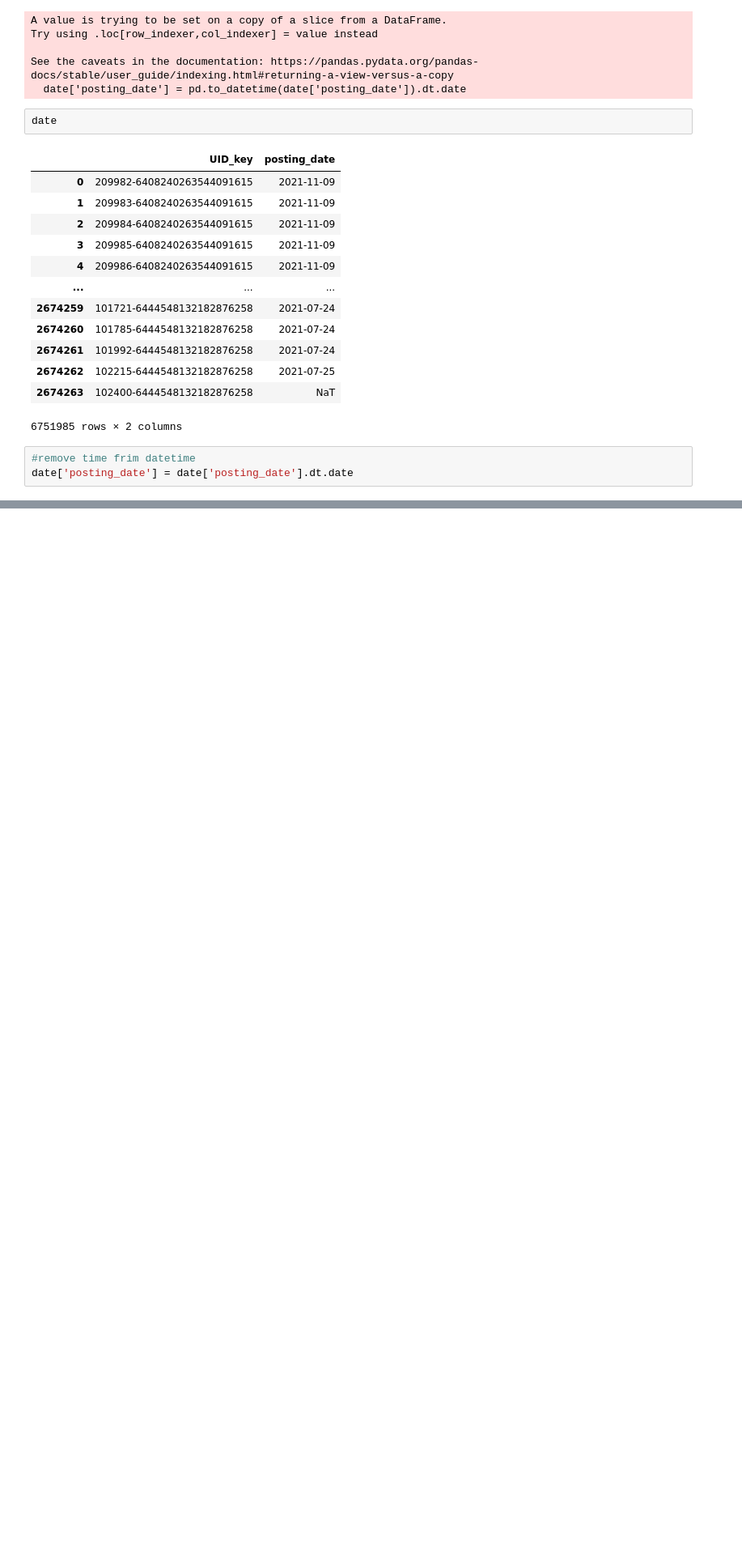
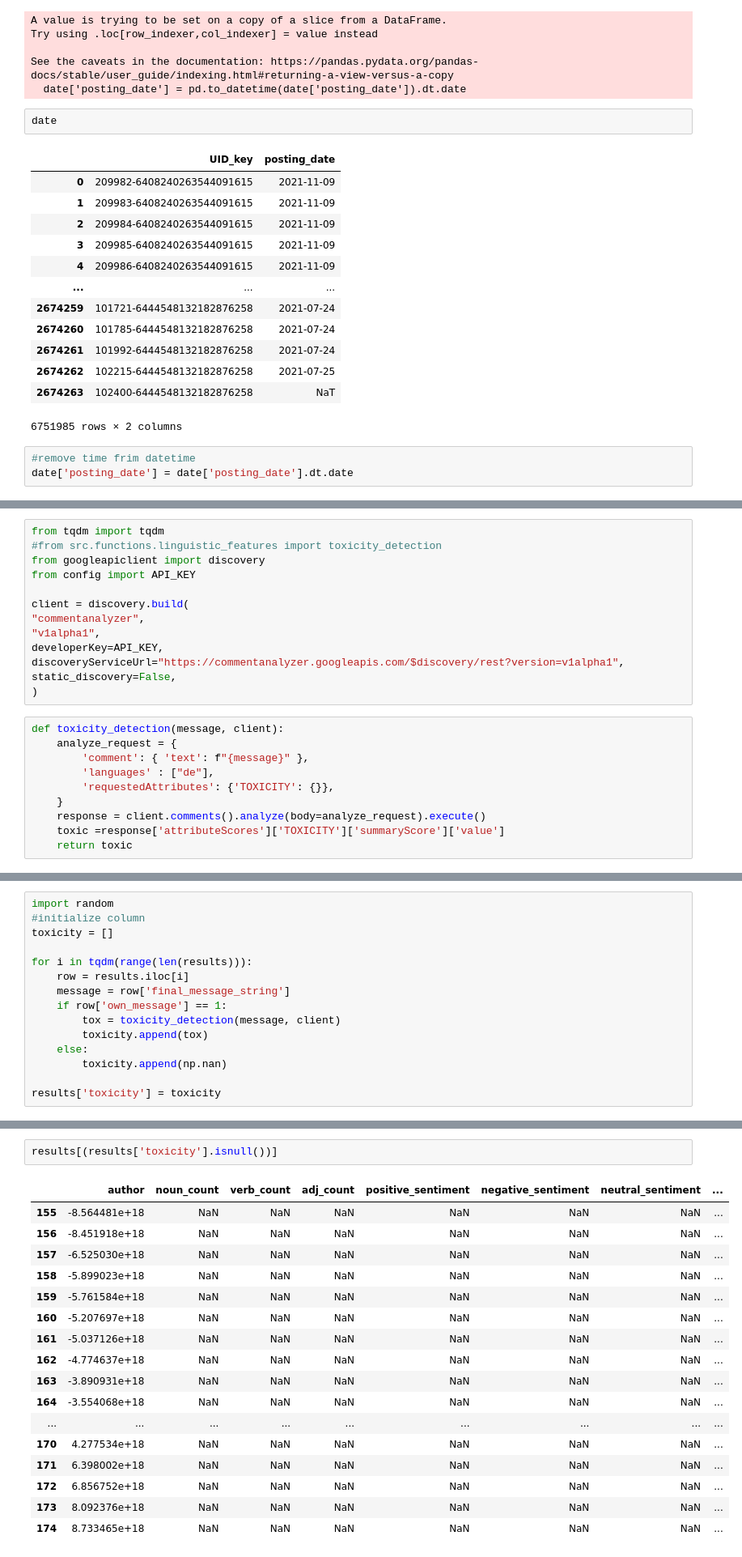
Before and after one commit to krugeremily/DAEGC_Conspiratorial_Actor_Typology, a Jupyter notebook: notebooks/Exploration.ipynb, the cells around one changed output, grey strips where cells are left out. Shown at 81% size. Saved outputs shown, nothing was run; the diff lists cells and outputs as text; blank space fills up the shorter version.

```diff
--- a/notebooks/Exploration.ipynb
+++ b/notebooks/Exploration.ipynb
@@ -1045,0 +1181,23 @@ fwd_check = data.groupby('author').agg({'message': 'count', 'fwd_message': 'coun
+# %%
+from tqdm import tqdm
+#from src.functions.linguistic_features import toxicity_detection
+from googleapiclient import discovery
+from config import API_KEY
+
+client = discovery.build(
+"commentanalyzer",
+"v1alpha1",
+developerKey=API_KEY,
+discoveryServiceUrl="https://commentanalyzer.googleapis.com/$discovery/rest?version=v1alpha1",
+static_discovery=False,
+)
+# %%
+def toxicity_detection(message, client):
+    analyze_request = {
+        'comment': { 'text': f"{message}" },
+        'languages' : ["de"],
+        'requestedAttributes': {'TOXICITY': {}},
+    }
+    response = client.comments().analyze(body=analyze_request).execute()
+    toxic =response['attributeScores']['TOXICITY']['summaryScore']['value']
+    return toxic
@@ -1045,0 +1208,15 @@ fwd_check = data.groupby('author').agg({'message': 'count', 'fwd_message': 'coun
+# %%
+import random
+#initialize column
+toxicity = []
+
+for i in tqdm(range(len(results))):
+    row = results.iloc[i]
+    message = row['final_message_string']
+    if row['own_message'] == 1:
+        tox = toxicity_detection(message, client)
+        toxicity.append(tox)
+    else:
+        toxicity.append(np.nan)
+
+results['toxicity'] = toxicity
@@ -1045,0 +1238,20 @@ fwd_check = data.groupby('author').agg({'message': 'count', 'fwd_message': 'coun
+# %%
+results[(results['toxicity'].isnull())]
+# %% [output]
+|  | author | noun_count | verb_count | adj_count | positive_sentiment | negative_sentiment | neutral_sentiment | ... |
+| 155 | -8.564481e+18 | NaN | NaN | NaN | NaN | NaN | NaN | ... |
+| 156 | -8.451918e+18 | NaN | NaN | NaN | NaN | NaN | NaN | ... |
+| 157 | -6.525030e+18 | NaN | NaN | NaN | NaN | NaN | NaN | ... |
+| 158 | -5.899023e+18 | NaN | NaN | NaN | NaN | NaN | NaN | ... |
+| 159 | -5.761584e+18 | NaN | NaN | NaN | NaN | NaN | NaN | ... |
+| 160 | -5.207697e+18 | NaN | NaN | NaN | NaN | NaN | NaN | ... |
+| 161 | -5.037126e+18 | NaN | NaN | NaN | NaN | NaN | NaN | ... |
+| 162 | -4.774637e+18 | NaN | NaN | NaN | NaN | NaN | NaN | ... |
+| 163 | -3.890931e+18 | NaN | NaN | NaN | NaN | NaN | NaN | ... |
+| 164 | -3.554068e+18 | NaN | NaN | NaN | NaN | NaN | NaN | ... |
+| ... | ... | ... | ... | ... | ... | ... | ... | ... |
+| 170 | 4.277534e+18 | NaN | NaN | NaN | NaN | NaN | NaN | ... |
+| 171 | 6.398002e+18 | NaN | NaN | NaN | NaN | NaN | NaN | ... |
+| 172 | 6.856752e+18 | NaN | NaN | NaN | NaN | NaN | NaN | ... |
+| 173 | 8.092376e+18 | NaN | NaN | NaN | NaN | NaN | NaN | ... |
+| 174 | 8.733465e+18 | NaN | NaN | NaN | NaN | NaN | NaN | ... |
```
Also changed, not shown: parts of 31 cells of this notebook, 22 other files.
